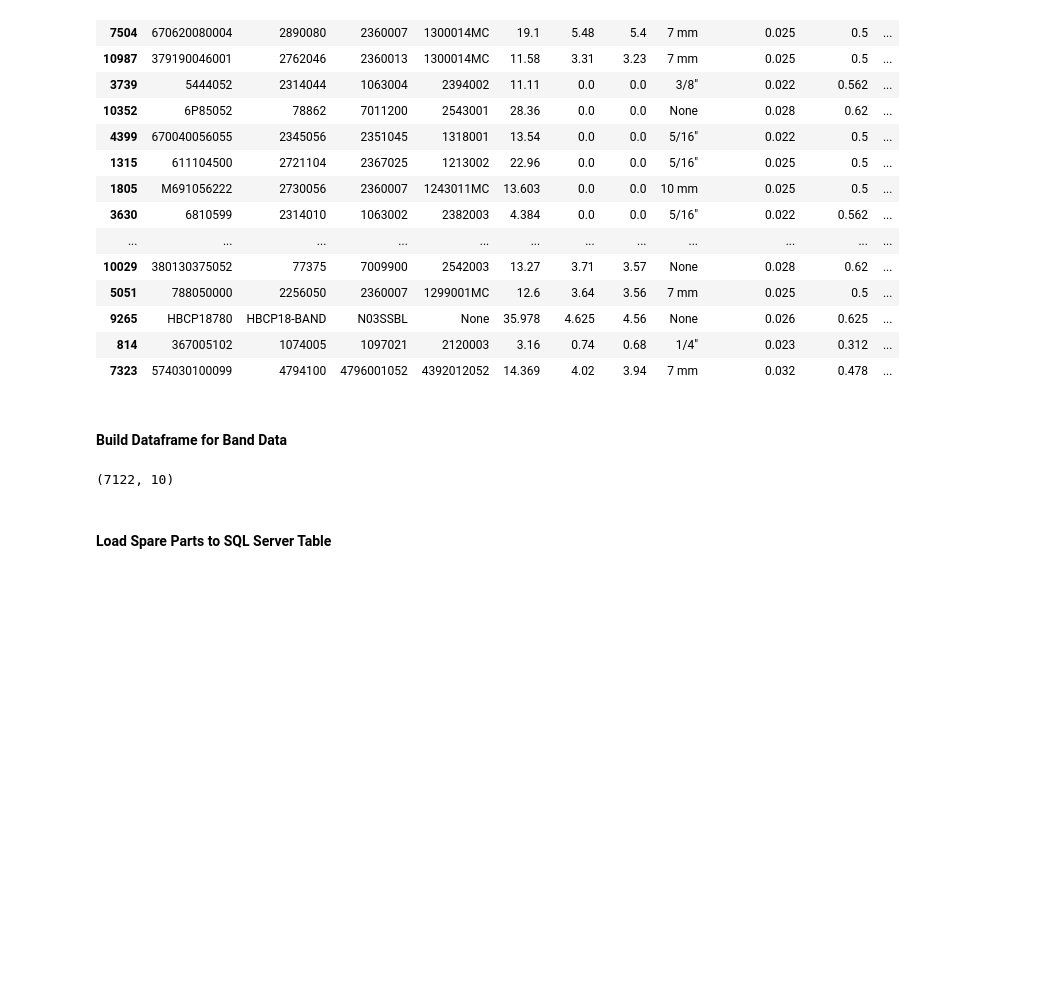
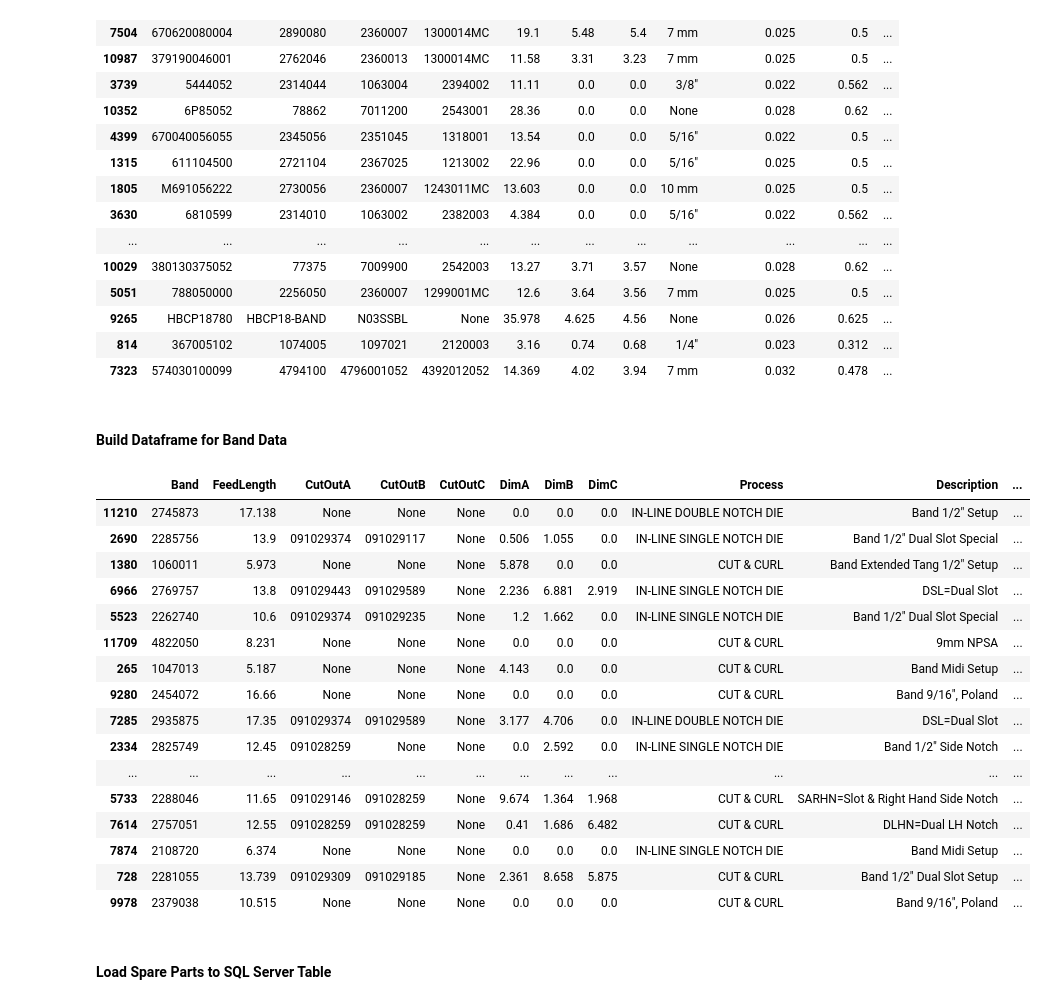
Before and after one commit to sgilmo/IdealProd, a Jupyter notebook: DevPandasDB.ipynb, the cells around one changed output. Drawn from its saved outputs; the diff is of its cells as text; code cells hidden in the pictures; blank space fills up the shorter version.

```diff
--- a/DevPandasDB.ipynb
+++ b/DevPandasDB.ipynb
@@ -264,30 +265,50 @@ df_clamps.sample(20)
 # %%
 valid_process = ['IN-LINE SINGLE NOTCH DIE', 'IN-LINE DOUBLE NOTCH DIE', 'IN-LINE BAND STAMPING', 'IN-LINE 105 NOTCH DIE', 'CUT & CURL']
 df_bands = pd.DataFrame.from_records(result_band)
-df_bands.columns = ['Band', 'FeedLength', 'CutOutA', 'CutOutB', 'CutOutC', 'DimA', 'DimB', 'DimC', 'Process', 'Description']
-data_type_dict = {'Band' : str, 'FeedLength' : float,'CutOutA' : str,'CutOutB' : str,'CutOutC' : str,'DimA' : float,'DimB' : float,'DimC' : float,'Process' : str, 'Description' : str}
+df_bands.columns = ['Band', 'FeedLength', 'CutOutA', 'CutOutB', 'CutOutC', 'DimA', 'DimB', 'DimC', 'Process', 'Description','NumNotches', 'AbutmentPunch', 'ANotchesRemoved', 'BNotchesRemoved']
+data_type_dict = {'Band' : str, 'FeedLength' : float,'CutOutA' : str,'CutOutB' : str,'CutOutC' : str,'DimA' : float,'DimB' : float,'DimC' : float,'Process' : str, 'Description' : str,'NumNotches' : float,'AbutmentPunch' : float,'ANotchesRemoved' : float,'BNotchesRemoved' : float}
 df_bands = df_bands.astype(data_type_dict)
 df_bands = df_bands.convert_dtypes()
 
 # Shape Data Set
 df_bands = df_bands[1:]
 df_bands['Band'] = df_bands['Band'].str.upper()
 df_bands['Process'] = df_bands['Process'].str.upper()
 df_bands = df_bands[df_bands['Process'].isin(valid_process)]
 df_bands = df_bands[df_bands['Band'].str.contains('OBS|X|OLD|PSR|CH|NO ACTIVE') == False]
 df_bands['FeedLength'] = df_bands['FeedLength'].round(3)
 df_bands.fillna({'CutOutA' : 'NON-MULTI'}, inplace=True)
 df_bands.fillna({'DimA' : 0.000}, inplace=True)
 df_bands.fillna({'DimB' : 0.000}, inplace=True)
 df_bands.fillna({'DimC' : 0.000}, inplace=True)
+df_bands.fillna({'NumNotches' : 0.000}, inplace=True)
+df_bands.fillna({'AbutmentPunch' : 0.000}, inplace=True)
+df_bands.fillna({'ANotchesRemoved' : 0.000}, inplace=True)
+df_bands.fillna({'BNotchesRemoved' : 0.000}, inplace=True)
 df_bands.drop_duplicates(subset='Band', keep='first', inplace=True)
 df_bands = df_bands.dropna(subset='Band')
 
 #df_bands.query('BandLength < 10.000', inplace=True)
 
-df_bands.shape
+df_bands.sample(20)
 # %% [output]
-(7122, 10)
+|  | Band | FeedLength | CutOutA | CutOutB | CutOutC | DimA | DimB | DimC | Process | Description | ... |
+| 11210 | 2745873 | 17.138 | None | None | None | 0.0 | 0.0 | 0.0 | IN-LINE DOUBLE NOTCH DIE | Band 1/2" Setup | ... |
+| 2690 | 2285756 | 13.9 | 091029374 | 091029117 | None | 0.506 | 1.055 | 0.0 | IN-LINE SINGLE NOTCH DIE | Band 1/2" Dual Slot Special | ... |
+| 1380 | 1060011 | 5.973 | None | None | None | 5.878 | 0.0 | 0.0 | CUT & CURL | Band Extended Tang 1/2" Setup | ... |
+| 6966 | 2769757 | 13.8 | 091029443 | 091029589 | None | 2.236 | 6.881 | 2.919 | IN-LINE SINGLE NOTCH DIE | DSL=Dual Slot | ... |
+| 5523 | 2262740 | 10.6 | 091029374 | 091029235 | None | 1.2 | 1.662 | 0.0 | IN-LINE SINGLE NOTCH DIE | Band 1/2" Dual Slot Special | ... |
+| 11709 | 4822050 | 8.231 | None | None | None | 0.0 | 0.0 | 0.0 | CUT & CURL | 9mm NPSA | ... |
+| 265 | 1047013 | 5.187 | None | None | None | 4.143 | 0.0 | 0.0 | CUT & CURL | Band Midi Setup | ... |
+| 9280 | 2454072 | 16.66 | None | None | None | 0.0 | 0.0 | 0.0 | CUT & CURL | Band 9/16", Poland | ... |
+| 7285 | 2935875 | 17.35 | 091029374 | 091029589 | None | 3.177 | 4.706 | 0.0 | IN-LINE DOUBLE NOTCH DIE | DSL=Dual Slot | ... |
+| 2334 | 2825749 | 12.45 | 091028259 | None | None | 0.0 | 2.592 | 0.0 | IN-LINE SINGLE NOTCH DIE | Band 1/2" Side Notch | ... |
+| ... | ... | ... | ... | ... | ... | ... | ... | ... | ... | ... | ... |
+| 5733 | 2288046 | 11.65 | 091029146 | 091028259 | None | 9.674 | 1.364 | 1.968 | CUT & CURL | SARHN=Slot & Right Hand Side Notch | ... |
+| 7614 | 2757051 | 12.55 | 091028259 | 091028259 | None | 0.41 | 1.686 | 6.482 | CUT & CURL | DLHN=Dual LH Notch | ... |
+| 7874 | 2108720 | 6.374 | None | None | None | 0.0 | 0.0 | 0.0 | IN-LINE SINGLE NOTCH DIE | Band Midi Setup | ... |
+| 728 | 2281055 | 13.739 | 091029309 | 091029185 | None | 2.361 | 8.658 | 5.875 | CUT & CURL | Band 1/2" Dual Slot Setup | ... |
+| 9978 | 2379038 | 10.515 | None | None | None | 0.0 | 0.0 | 0.0 | CUT & CURL | Band 9/16", Poland | ... |
 # %% [markdown]
 #### Load Spare Parts to SQL Server Table
 # %%
```
Also changed, not shown: parts of 4 cells of this notebook.
